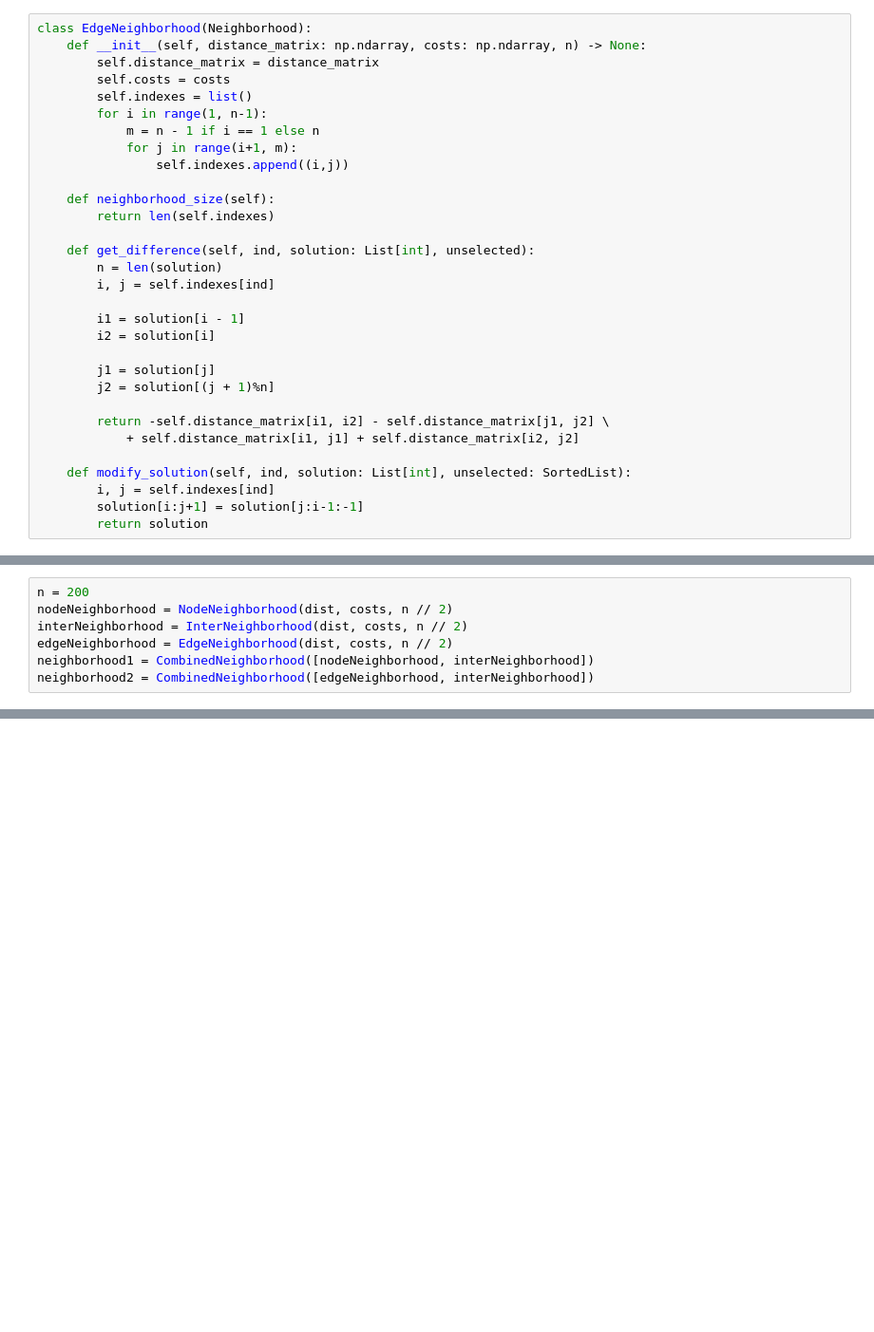
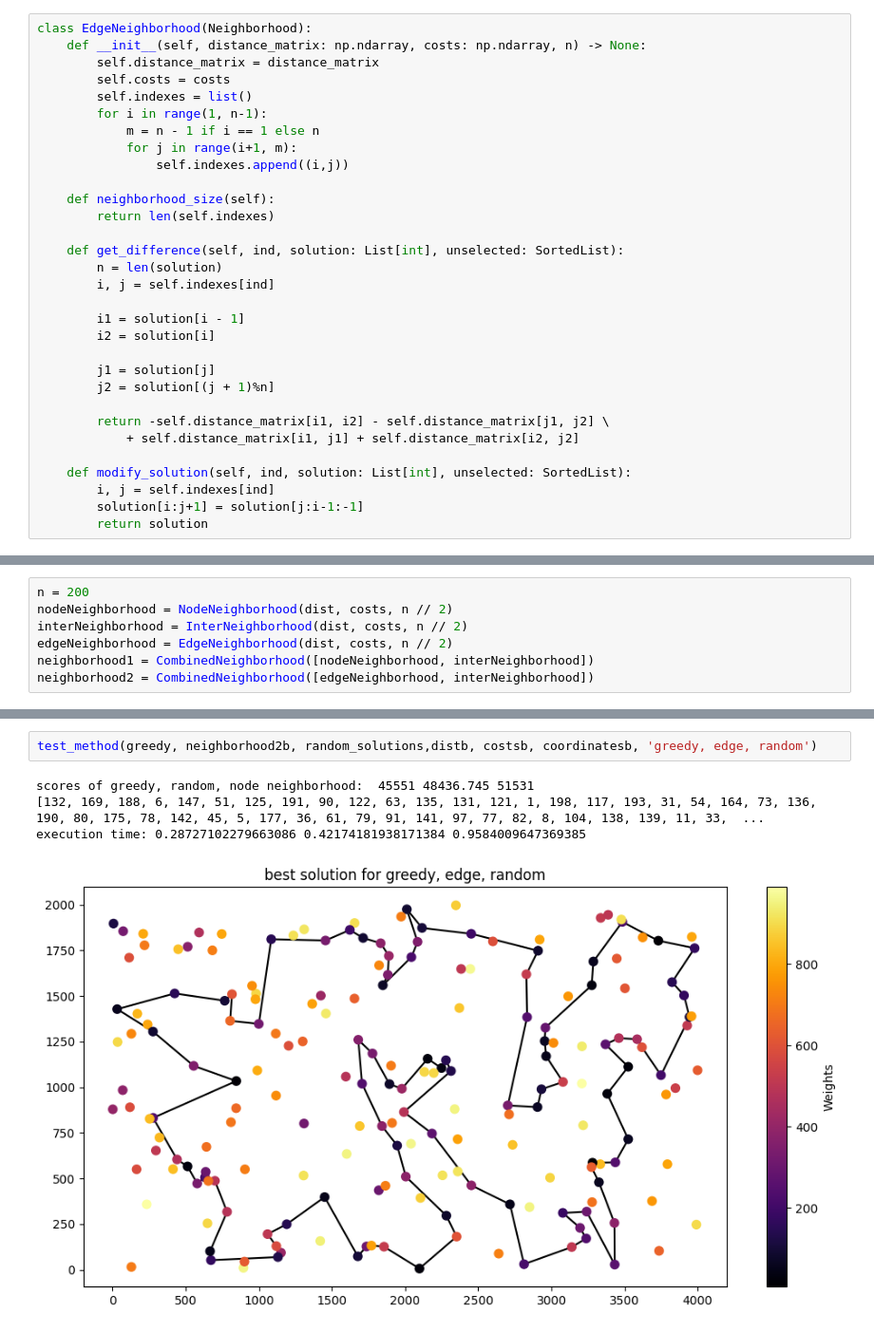
Before and after one commit to krzysztof-m-w/evolutionary_computation, a Jupyter notebook: lab3/ec3.ipynb, the cells around one changed output, grey strips where cells are left out. Shown at 95% size. Drawn from its saved outputs; the diff is of its cells as text; blank space fills up the shorter version.

```diff
--- a/lab3/ec3.ipynb
+++ b/lab3/ec3.ipynb
@@ -100,7 +100,7 @@ class EdgeNeighborhood(Neighborhood):
     def neighborhood_size(self):
         return len(self.indexes)
 
-    def get_difference(self, ind, solution: List[int], unselected):
+    def get_difference(self, ind, solution: List[int], unselected: SortedList):
         n = len(solution)
         i, j = self.indexes[ind]
 
@@ -363,0 +379,7 @@ average execution time: 0.20977096676826476
+# %%
+test_method(greedy, neighborhood2b, random_solutions,distb, costsb, coordinatesb, 'greedy, edge, random')
+# %% [output]
+scores of greedy, random, node neighborhood:  45551 48436.745 51531
+[132, 169, 188, 6, 147, 51, 125, 191, 90, 122, 63, 135, 131, 121, 1, 198, 117, 193, 31, 54, 164, 73, 136, 190, 80, 175, 78, 142, 45, 5, 177, 36, 61, 79, 91, 141, 97, 77, 82, 8, 104, 138, 139, 11, 33,  ...
+execution time: 0.28727102279663086 0.42174181938171384 0.9584009647369385
+[figure, added]
```
Also changed, not shown: parts of 19 cells of this notebook, 1 other file.
